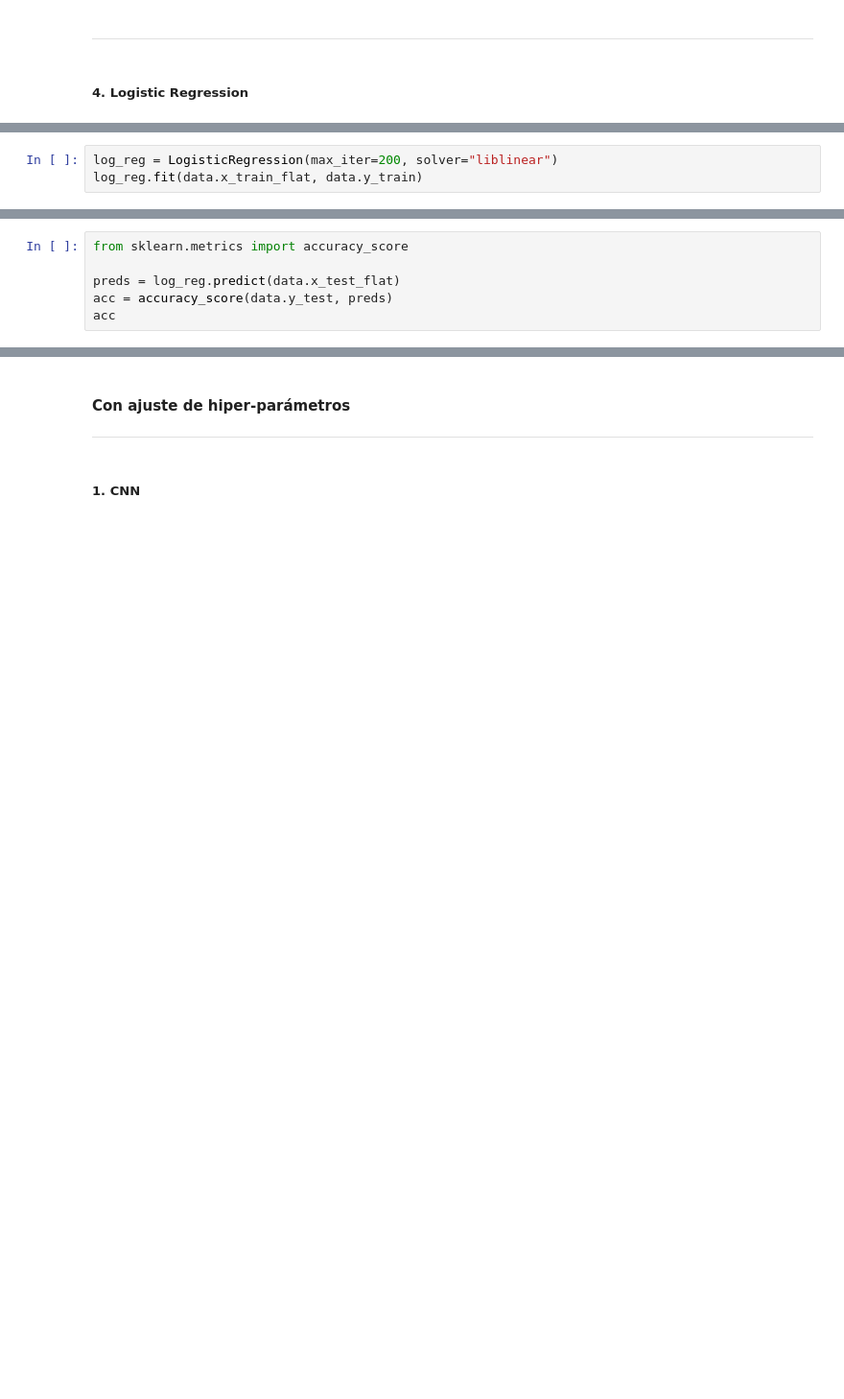
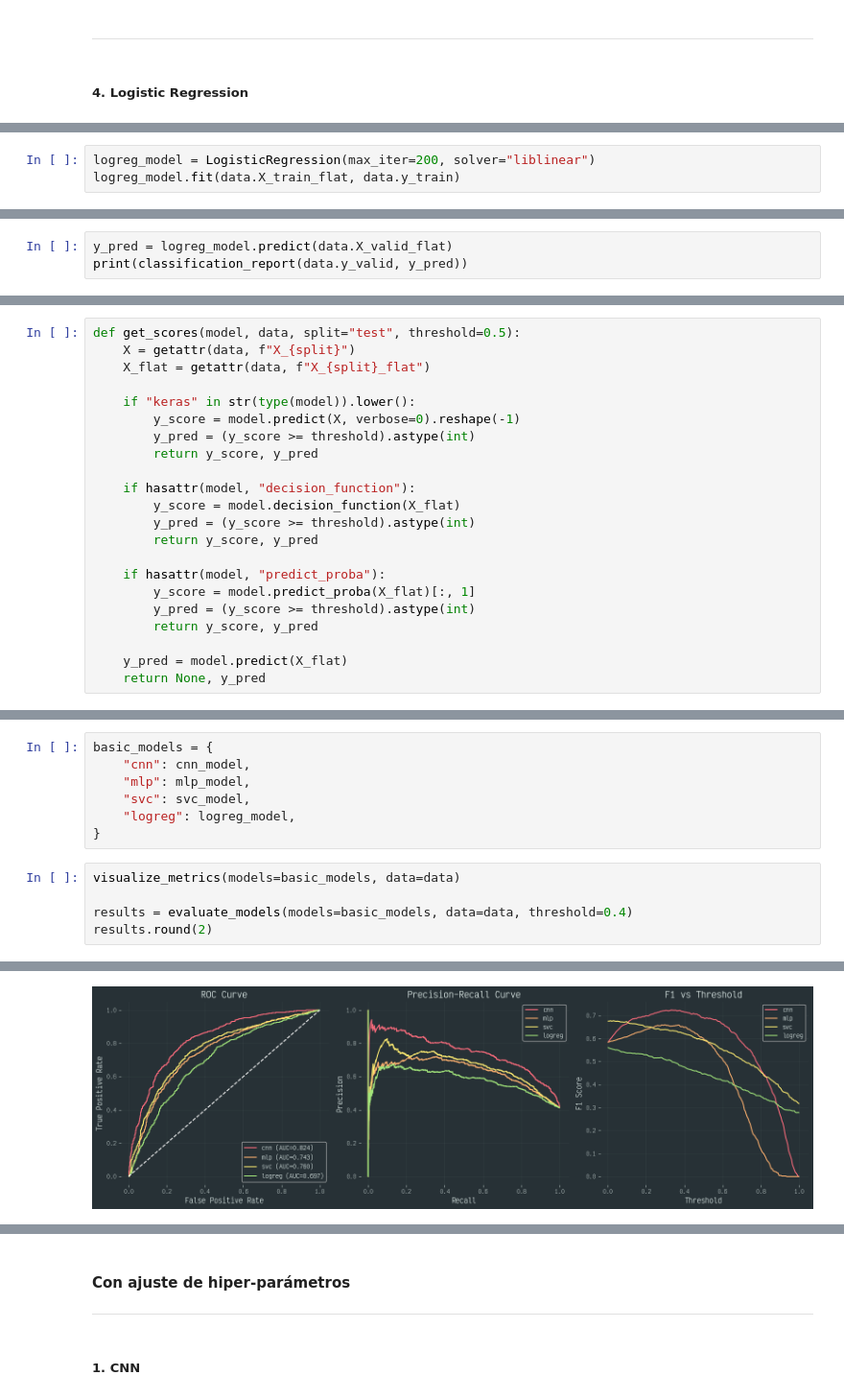
Before and after one commit to Toutl/dml-project, a Jupyter notebook: src/classification/c_3_training.ipynb, the cells around one changed output, grey strips where cells are left out. Shown: that part at 96% size. Saved outputs shown, nothing was run; the diff lists cells and outputs as text; blank space fills up the shorter version.

```diff
--- a/src/classification/c_3_training.ipynb
+++ b/src/classification/c_3_training.ipynb
@@ -385,3 +509,3 @@ from sklearn.linear_model import LogisticRegression
 # %%
-log_reg = LogisticRegression(max_iter=200, solver="liblinear")
-log_reg.fit(data.x_train_flat, data.y_train)
+logreg_model = LogisticRegression(max_iter=200, solver="liblinear")
+logreg_model.fit(data.X_train_flat, data.y_train)
@@ -388,6 +514,3 @@ log_reg.fit(data.x_train_flat, data.y_train)
 # %%
-from sklearn.metrics import accuracy_score
-
-preds = log_reg.predict(data.x_test_flat)
-acc = accuracy_score(data.y_test, preds)
-acc
+y_pred = logreg_model.predict(data.X_valid_flat)
+print(classification_report(data.y_valid, y_pred))
@@ -393,0 +530,22 @@ acc
+# %%
+def get_scores(model, data, split="test", threshold=0.5):
+    X = getattr(data, f"X_{split}")
+    X_flat = getattr(data, f"X_{split}_flat")
+
+    if "keras" in str(type(model)).lower():
+        y_score = model.predict(X, verbose=0).reshape(-1)
+        y_pred = (y_score >= threshold).astype(int)
+        return y_score, y_pred
+
+    if hasattr(model, "decision_function"):
+        y_score = model.decision_function(X_flat)
+        y_pred = (y_score >= threshold).astype(int)
+        return y_score, y_pred
+
+    if hasattr(model, "predict_proba"):
+        y_score = model.predict_proba(X_flat)[:, 1]
+        y_pred = (y_score >= threshold).astype(int)
+        return y_score, y_pred
+
+    y_pred = model.predict(X_flat)
+    return None, y_pred
@@ -393,0 +704,13 @@ acc
+# %%
+basic_models = {
+    "cnn": cnn_model,
+    "mlp": mlp_model,
+    "svc": svc_model,
+    "logreg": logreg_model,
+}
+# %%
+visualize_metrics(models=basic_models, data=data)
+
+results = evaluate_models(models=basic_models, data=data, threshold=0.4)
+results.round(2)
+# %% [output]
@@ -393,0 +720 @@ acc
+[figure, added]
```
Also changed, not shown: parts of 44 cells of this notebook, 1 other file.
